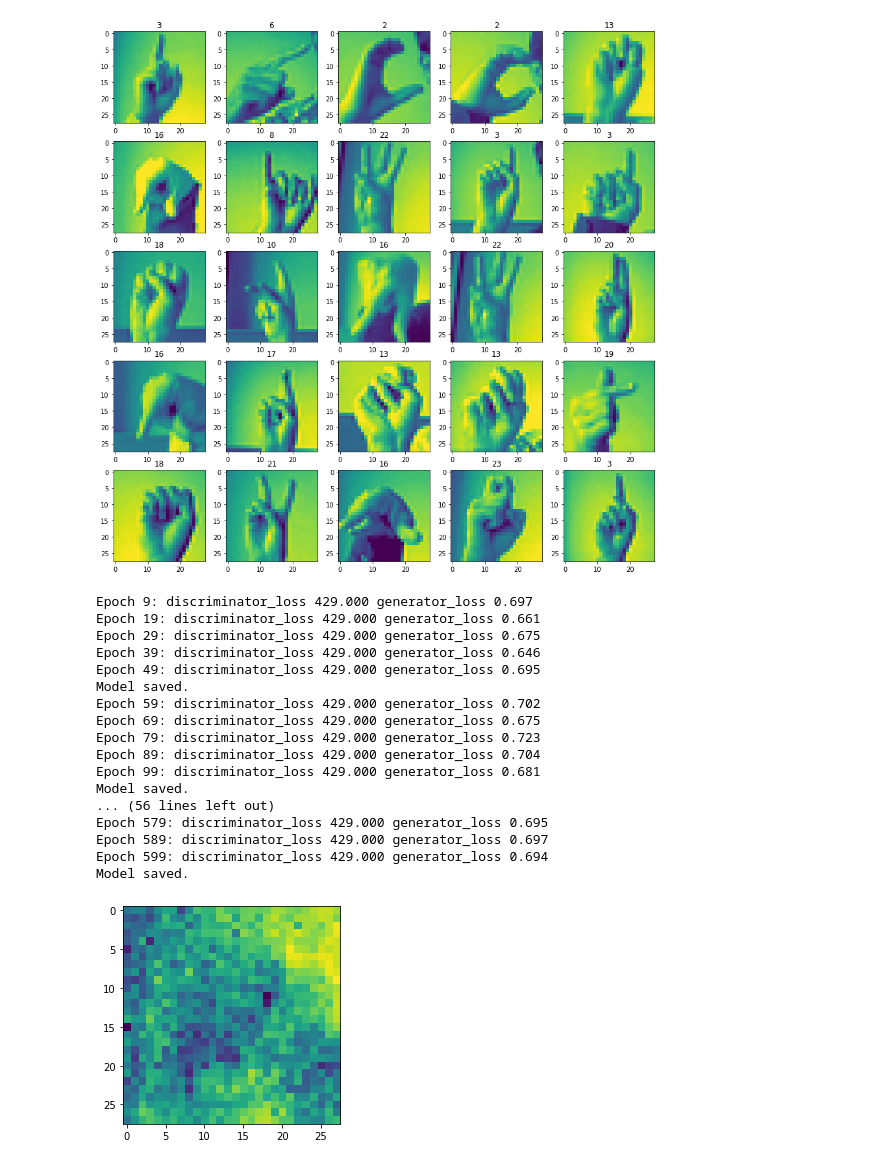
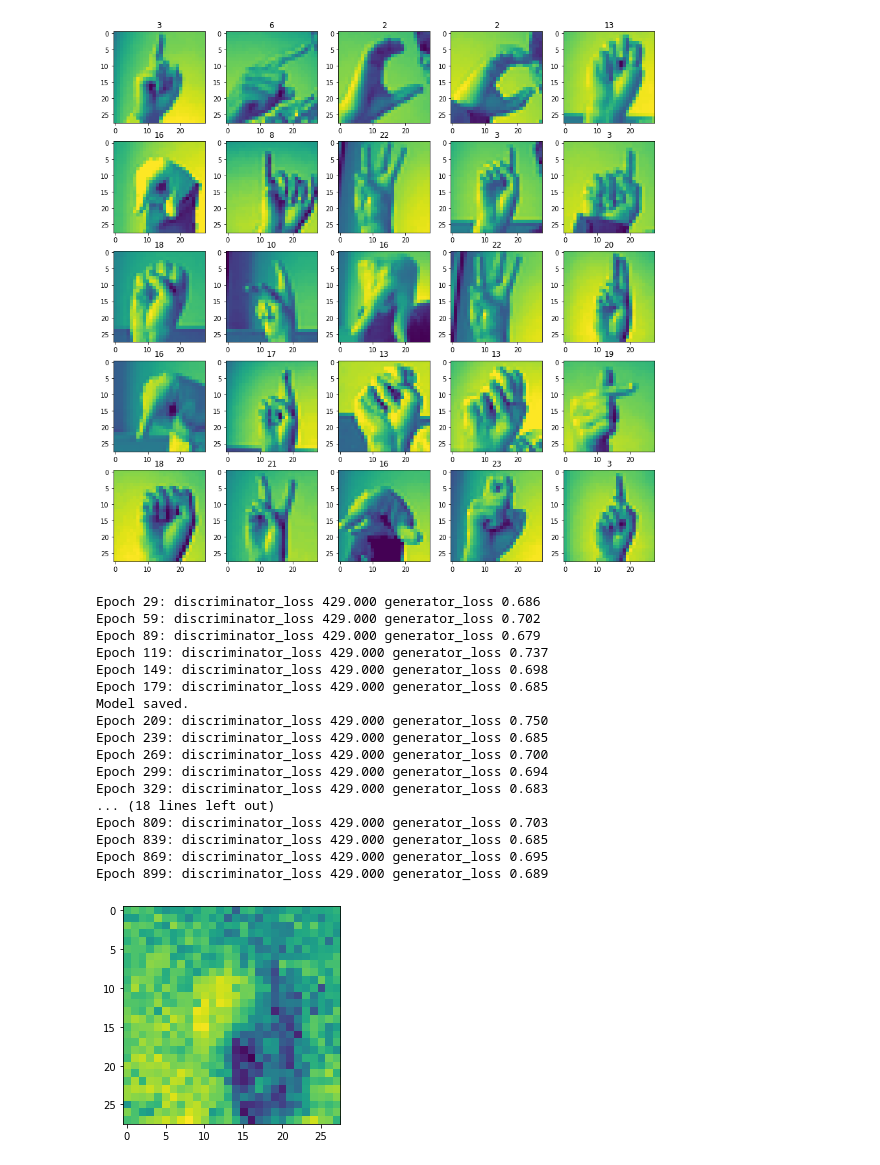
Before and after one commit to alex-prokudaylo/alex-prokudaylo, a Jupyter notebook: gan-on-sign-language-minst-pytorch.ipynb, the cells around one changed output. Cells and saved outputs as stored; diff of their text form; code cells hidden in the pictures.

```diff
--- a/gan-on-sign-language-minst-pytorch.ipynb
+++ b/gan-on-sign-language-minst-pytorch.ipynb
@@ -63,7 +63,7 @@ class generator(nn.Module):
 """
 Hyperparameter settings
 """
-epochs = 600
+epochs = 900
 lr = 3e-4
 batch_size = 64
 loss = nn.BCELoss()
@@ -197,52 +197,52 @@ for epoch in range(epochs):
         D_loss.backward()
         D_optimizer.step()
 
         # Training the generator
         # For generator, goal is to make the discriminator believe everything is 1
         noise = (torch.rand(real_inputs.shape[0], 128)-0.5)/0.5
         noise = noise.to(device)
 
         fake_inputs = G(noise)
         fake_outputs = D(fake_inputs)
         fake_targets = torch.ones([fake_inputs.shape[0], 1]).to(device)
         G_loss = loss(fake_outputs, fake_targets)
         G_optimizer.zero_grad()
         G_loss.backward()
         G_optimizer.step()
 
         #if idx % 100 == 0 or idx == len(train_loader):
 
-    if (epoch+1) % 10 == 0:
+    if (epoch+1) % 30 == 0:
         print('Epoch {}: discriminator_loss {:.3f} generator_loss {:.3f}'.format(epoch, idx, D_loss.item(), G_loss.item()))
 
-    if (epoch+1) % 50 == 0:
+    if (epoch+1) % 200 == 0:
 
         noise = (torch.rand(real_inputs.shape[0], 128) - 0.5) / 0.5
         noise = noise.to(device)
         fake_inputs = G(noise)
         plt.imshow(fake_inputs[0].permute(1, 2, 0).detach().cpu())
 
         torch.save(G, 'Generator_epoch_{}.pth'.format(epoch))
         print('Model saved.')
 # %% [output]
-Epoch 9: discriminator_loss 429.000 generator_loss 0.697
-Epoch 19: discriminator_loss 429.000 generator_loss 0.661
-Epoch 29: discriminator_loss 429.000 generator_loss 0.675
-Epoch 39: discriminator_loss 429.000 generator_loss 0.646
-Epoch 49: discriminator_loss 429.000 generator_loss 0.695
+Epoch 29: discriminator_loss 429.000 generator_loss 0.686
+Epoch 59: discriminator_loss 429.000 generator_loss 0.702
+Epoch 89: discriminator_loss 429.000 generator_loss 0.679
+Epoch 119: discriminator_loss 429.000 generator_loss 0.737
+Epoch 149: discriminator_loss 429.000 generator_loss 0.698
+Epoch 179: discriminator_loss 429.000 generator_loss 0.685
 Model saved.
-Epoch 59: discriminator_loss 429.000 generator_loss 0.702
-Epoch 69: discriminator_loss 429.000 generator_loss 0.675
-Epoch 79: discriminator_loss 429.000 generator_loss 0.723
-Epoch 89: discriminator_loss 429.000 generator_loss 0.704
-Epoch 99: discriminator_loss 429.000 generator_loss 0.681
-Model saved.
-... (56 lines left out)
-Epoch 579: discriminator_loss 429.000 generator_loss 0.695
-Epoch 589: discriminator_loss 429.000 generator_loss 0.697
-Epoch 599: discriminator_loss 429.000 generator_loss 0.694
-Model saved.
+Epoch 209: discriminator_loss 429.000 generator_loss 0.750
+Epoch 239: discriminator_loss 429.000 generator_loss 0.685
+Epoch 269: discriminator_loss 429.000 generator_loss 0.700
+Epoch 299: discriminator_loss 429.000 generator_loss 0.694
+Epoch 329: discriminator_loss 429.000 generator_loss 0.683
+... (18 lines left out)
+Epoch 809: discriminator_loss 429.000 generator_loss 0.703
+Epoch 839: discriminator_loss 429.000 generator_loss 0.685
+Epoch 869: discriminator_loss 429.000 generator_loss 0.695
+Epoch 899: discriminator_loss 429.000 generator_loss 0.689
-[figure, old version]
+[figure, new version]
 # %%
 noise = (torch.rand(real_inputs.shape[0], 128) - 0.5) / 0.5
 noise = noise.to(device)
```
Also changed, not shown: parts of 4 cells of this notebook.
